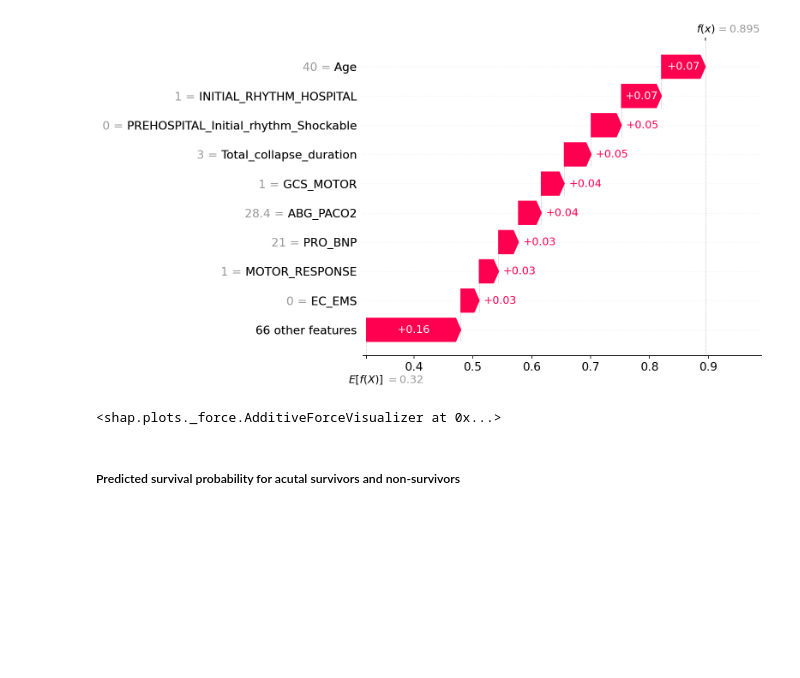
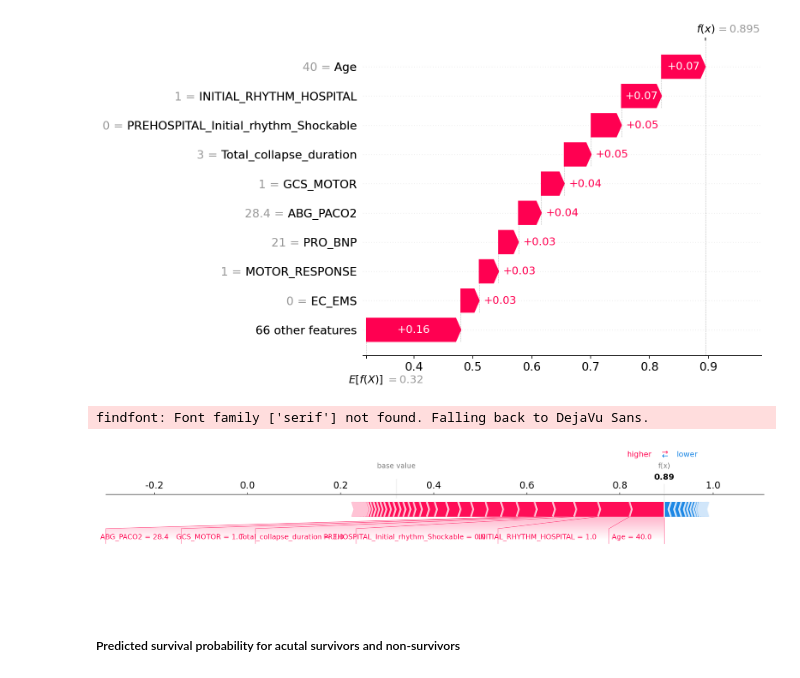
Before and after one commit to yihahn/prog_neuro_after_rosc, a Jupyter notebook: main_prognostic_neurologic_with_SWAP.ipynb, the cells around one changed output. Cells and saved outputs as stored; diff of their text form; code cells hidden in the pictures; blank space fills up the shorter version.

```diff
--- a/main_prognostic_neurologic_with_SWAP.ipynb
+++ b/main_prognostic_neurologic_with_SWAP.ipynb
@@ -1303,9 +1303,10 @@ shap.plots.waterfall(shap_values_positive_test[0])
 # %% [output]
 [figure]
 # %%
-shap.force_plot(shap_values_positive_test[0])
+shap.force_plot(shap_values_positive_test[0], matplotlib=True)
 # %% [output]
-<shap.plots._force.AdditiveForceVisualizer at 0x...>
+findfont: Font family ['serif'] not found. Falling back to DejaVu Sans.
+[figure, added]
 # %% [markdown]
 ##### Predicted survival probability for acutal survivors and non-survivors
 # %%
```
Also changed, not shown: parts of 1 cell of this notebook.
